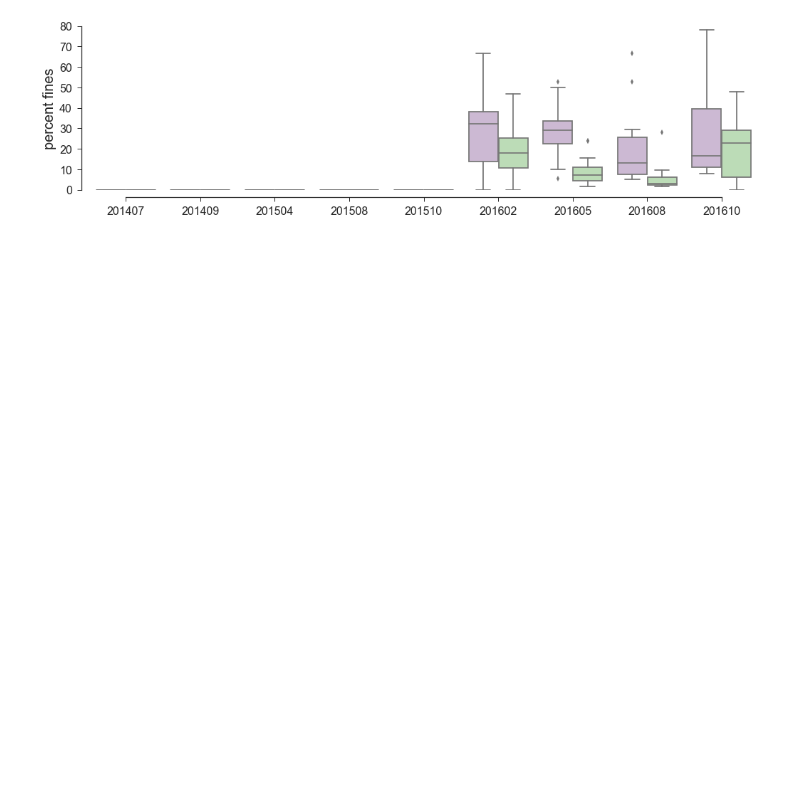
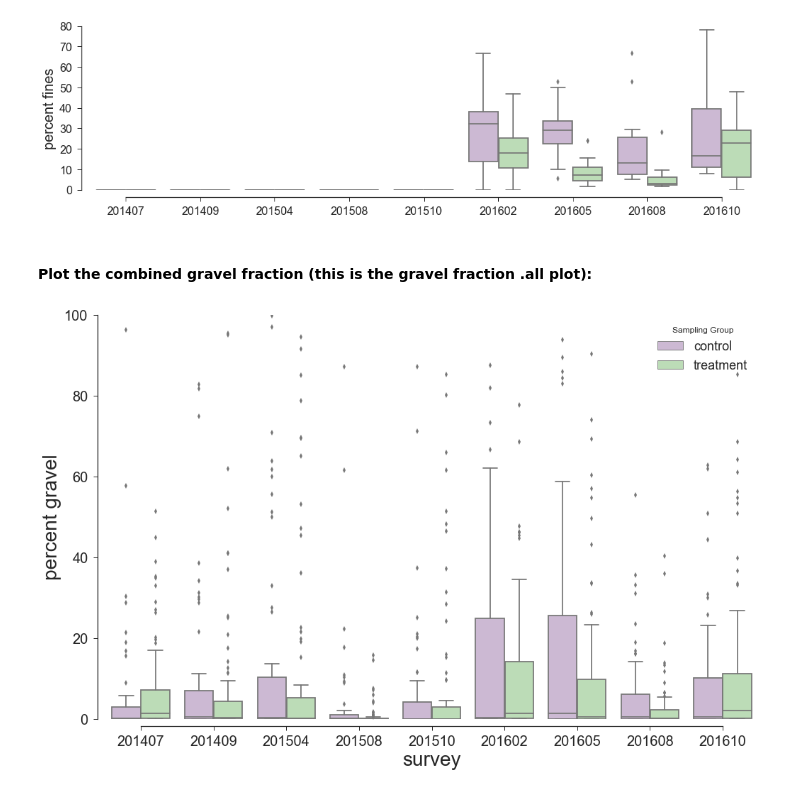
Before and after one commit to pjparis/PeaIslandBeachMonitoring, a Jupyter notebook: PlotGroup5_percent_gravel_and_fines_control_vs_treatment_boxplots.ipynb, the cells around one changed output. Drawn from its saved outputs; the diff is of its cells as text; code cells hidden in the pictures; blank space fills up the shorter version.

Commit message:
updated Plot Grp 5 notebook to add combined plotting for gravels and fines

```diff
--- a/PlotGroup5_percent_gravel_and_fines_control_vs_treatment_boxplots.ipynb
+++ b/PlotGroup5_percent_gravel_and_fines_control_vs_treatment_boxplots.ipynb
@@ -180,3 +183,29 @@ axf.legend_.remove()
 plt.savefig(plotpath+'Sample_'+sample+'_'+date+'_percent_fines.jpg', dpi=300)
 # %% [output]
 [figure]
+# %% [markdown]
+<h4>Plot the combined gravel fraction (this is the gravel fraction .all plot):</h4>
+# %%
+figpg = plt.figure(figsize=(15,10))
+axspg = figpg.add_subplot(1,1,1)
+figpg.tight_layout(pad=5.1, w_pad=0.5, h_pad=2.0)
+
+sns.set_context('talk')
+sns.set(style="ticks")
+#sns.set(rc={'axes.facecolor':'white', 'grid.color': 'white'})
+# nested boxplot showing percent gravel in samples by survey, by group
+axc=sns.boxplot(x='survey', y='pgravel', hue='group', data=df, palette='PRGn' )
+
+axc.set(ylim=(0,100))
+sns.despine(offset=10, trim=True)
+
+plt.xticks(size=20)
+plt.yticks(size=20)
+#axc.set_xlabel('')
+plt.xlabel('survey', fontsize=28)
+plt.ylabel('percent gravel', fontsize=28)
+plt.legend(title='Sampling Group',fontsize=18, loc='best')
+
+plt.savefig(plotpath+'percent_gravel_all.jpg', dpi=300)
+# %% [output]
+[figure, added]
```
Also changed, not shown: parts of 8 cells of this notebook.
